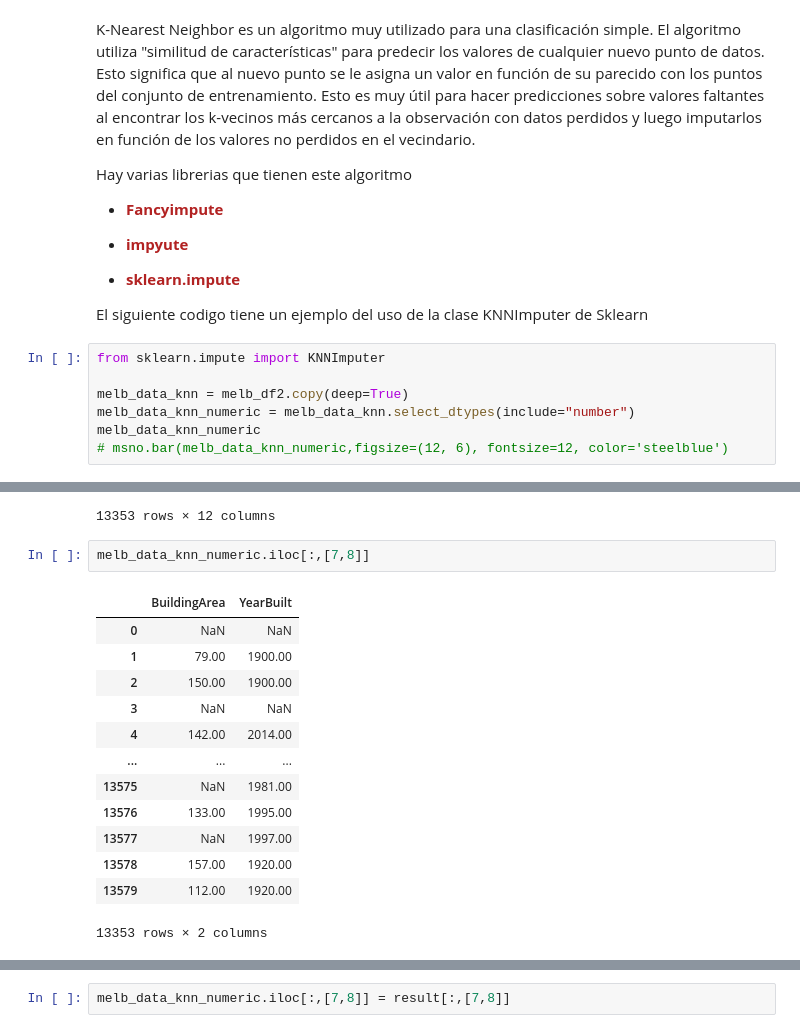
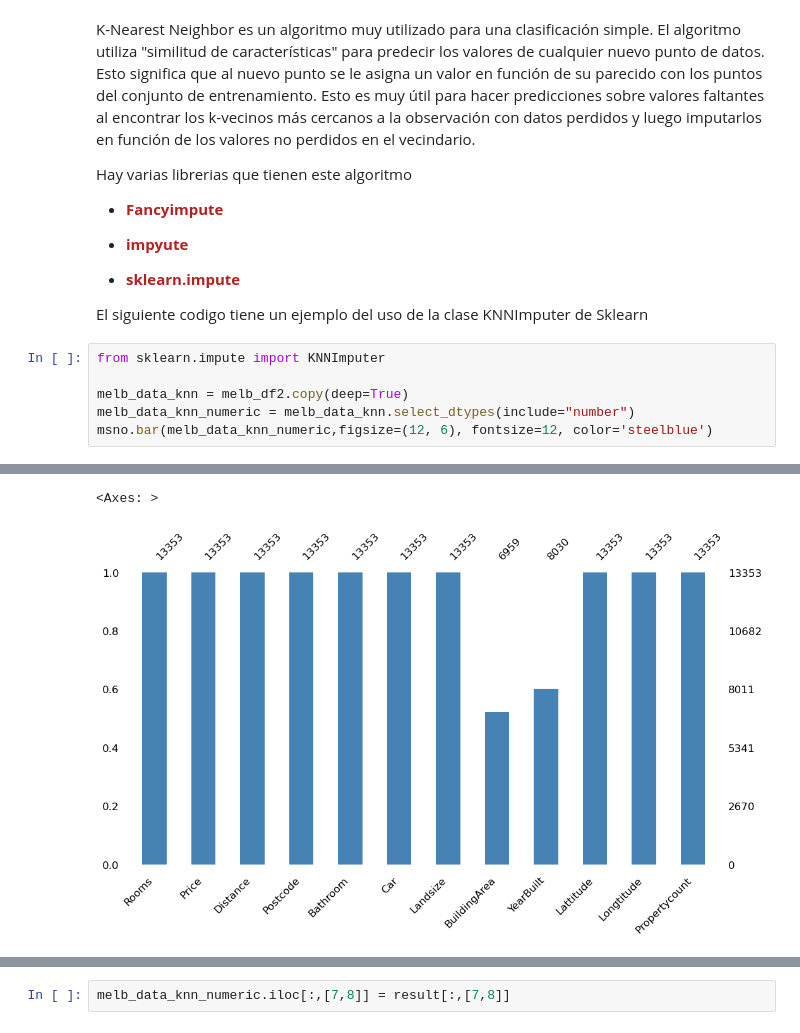
Before and after one commit to helcsnewsxd/famaf-data_science-data_exploration_and_curation, a Jupyter notebook: clases/notebooks/03_Datos_faltantes.ipynb, the cells around one changed output, grey strips where cells are left out. Saved outputs shown, nothing was run; the diff lists cells and outputs as text.

```diff
--- a/clases/notebooks/03_Datos_faltantes.ipynb
+++ b/clases/notebooks/03_Datos_faltantes.ipynb
@@ -939,6 +965,5 @@ from sklearn.impute import KNNImputer
 
 melb_data_knn = melb_df2.copy(deep=True)
 melb_data_knn_numeric = melb_data_knn.select_dtypes(include="number")
-melb_data_knn_numeric
-# msno.bar(melb_data_knn_numeric,figsize=(12, 6), fontsize=12, color='steelblue')
+msno.bar(melb_data_knn_numeric,figsize=(12, 6), fontsize=12, color='steelblue')
 # %% [output]
@@ -957,17 +970,2 @@ melb_data_knn_numeric
-13353 rows × 12 columns
+<Axes: >
+[figure, added]
-# %%
-melb_data_knn_numeric.iloc[:,[7,8]]
-# %% [output]
-|  | BuildingArea | YearBuilt |
-| 0 | NaN | NaN |
-| 1 | 79.00 | 1900.00 |
-| 2 | 150.00 | 1900.00 |
-| 3 | NaN | NaN |
-| 4 | 142.00 | 2014.00 |
-| ... | ... | ... |
-| 13575 | NaN | 1981.00 |
-| 13576 | 133.00 | 1995.00 |
-| 13577 | NaN | 1997.00 |
-| 13578 | 157.00 | 1920.00 |
-| 13579 | 112.00 | 1920.00 |
-13353 rows × 2 columns
```
Also changed, not shown: parts of 16 cells of this notebook.
